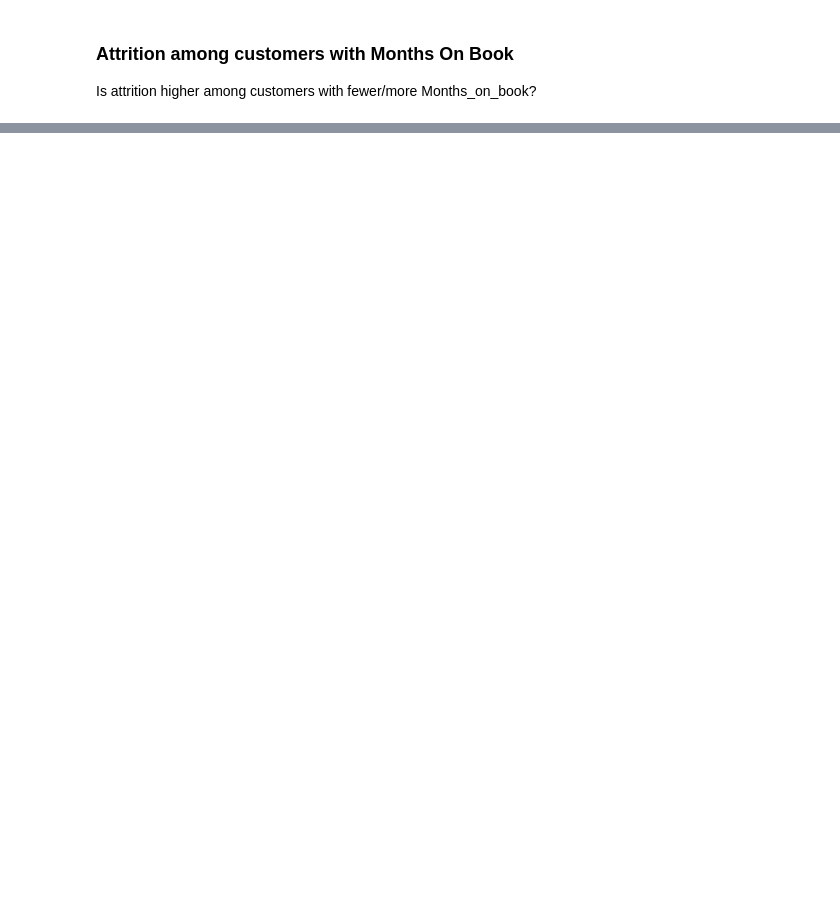
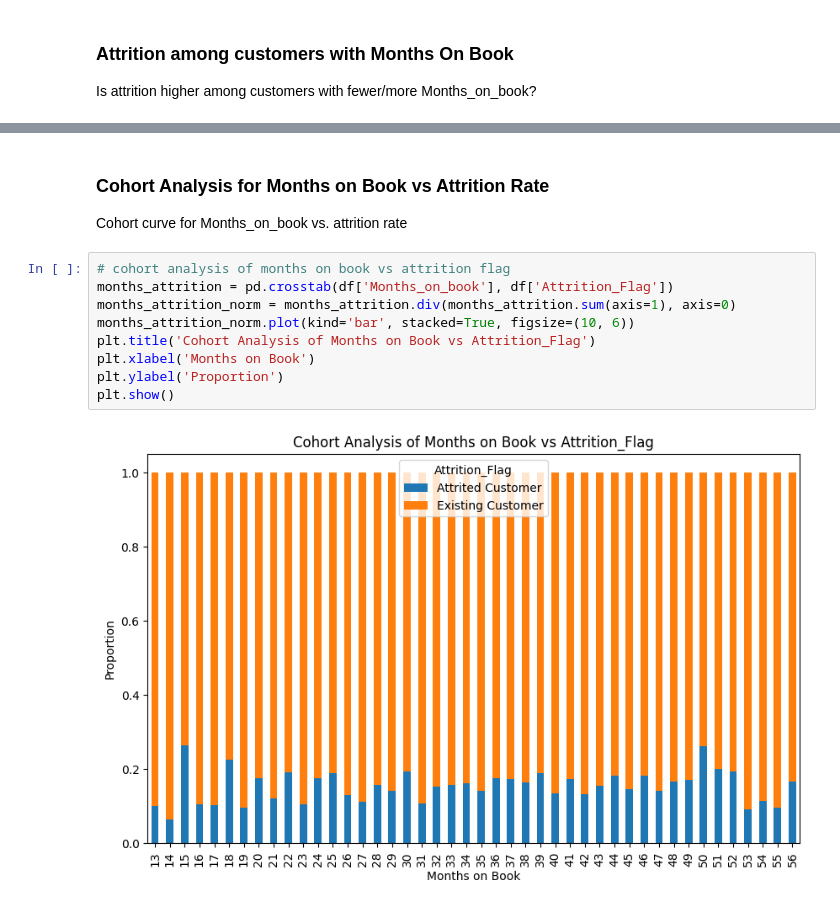
Before and after one commit to dwest922/credit_card_project, a Jupyter notebook: credit-card-churn-analytics.ipynb, the cells around one changed output, grey strips where cells are left out. Saved outputs shown, nothing was run; the diff lists cells and outputs as text; blank space fills up the shorter version.

Commit message:
add code for attrition rates plot and heatmap using cohort analysis to the credit-card-churn-analytics notebook

```diff
--- a/credit-card-churn-analytics.ipynb
+++ b/credit-card-churn-analytics.ipynb
@@ -267,0 +287,14 @@ plt.show()
+# %% [markdown]
+### Cohort Analysis for Months on Book vs Attrition Rate
+Cohort curve for Months_on_book vs. attrition rate
+# %%
+# cohort analysis of months on book vs attrition flag
+months_attrition = pd.crosstab(df['Months_on_book'], df['Attrition_Flag'])
+months_attrition_norm = months_attrition.div(months_attrition.sum(axis=1), axis=0)
+months_attrition_norm.plot(kind='bar', stacked=True, figsize=(10, 6))
+plt.title('Cohort Analysis of Months on Book vs Attrition_Flag')
+plt.xlabel('Months on Book')
+plt.ylabel('Proportion')
+plt.show()
+# %% [output]
+[figure, added]
```
Also changed, not shown: parts of 10 cells of this notebook.
